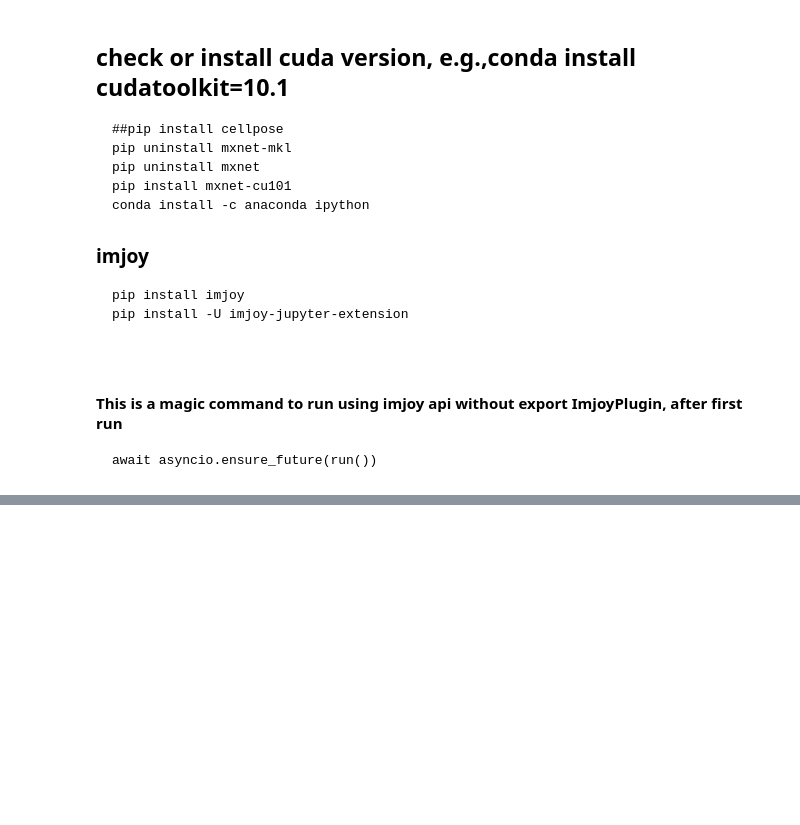
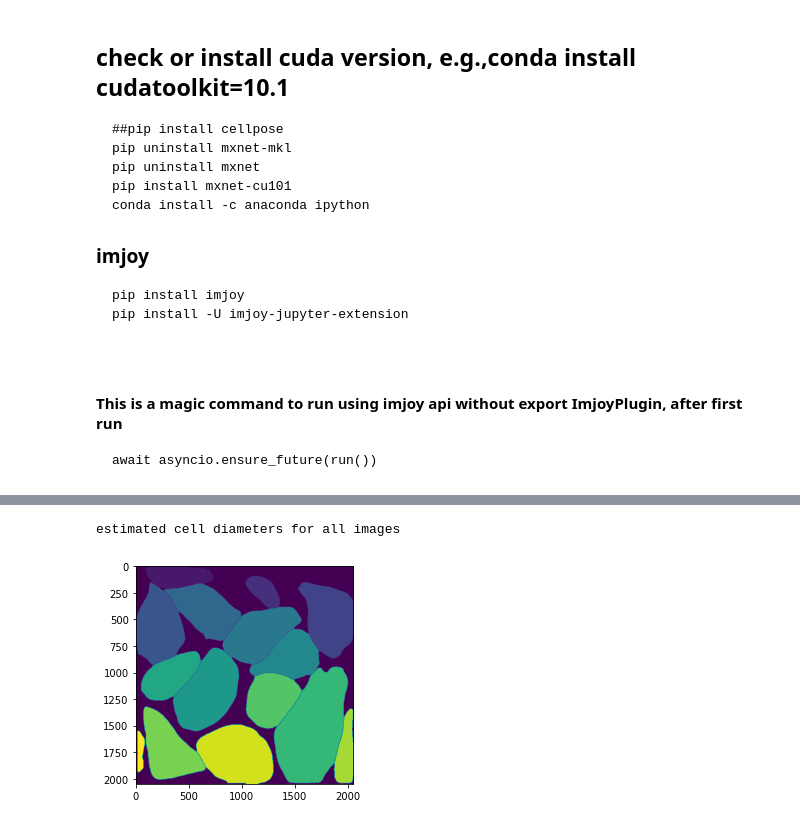
Before and after one commit to haoxusci/covid-application, a Jupyter notebook: cellpose/cellpose_kaibu.ipynb, the cells around one changed output, grey strips where cells are left out. Drawn from its saved outputs; the diff is of its cells as text; code cells hidden in the pictures; blank space fills up the shorter version.

Commit message:
generate mask

```diff
--- a/cellpose/cellpose_kaibu.ipynb
+++ b/cellpose/cellpose_kaibu.ipynb
@@ -21,3 +104,13 @@ await asyncio.ensure_future(run())
+# %%
+cell_img = np.asarray(image[:,:,0])
+nuclei_img = np.asarray(image[:,:,2])
+mask = CellposeMaskGen(cell_img, nuclei_img).cellpose_mask_gen()
+#plt.imshow(nuclei_img)
+plt.imshow(mask)
+plt.show()
+# %% [output]
+estimated cell diameters for all images
+[figure, added]
 # %%
 from imjoy import api
 import numpy as np
```
Also changed, not shown: parts of 3 cells of this notebook, 2 other files.
